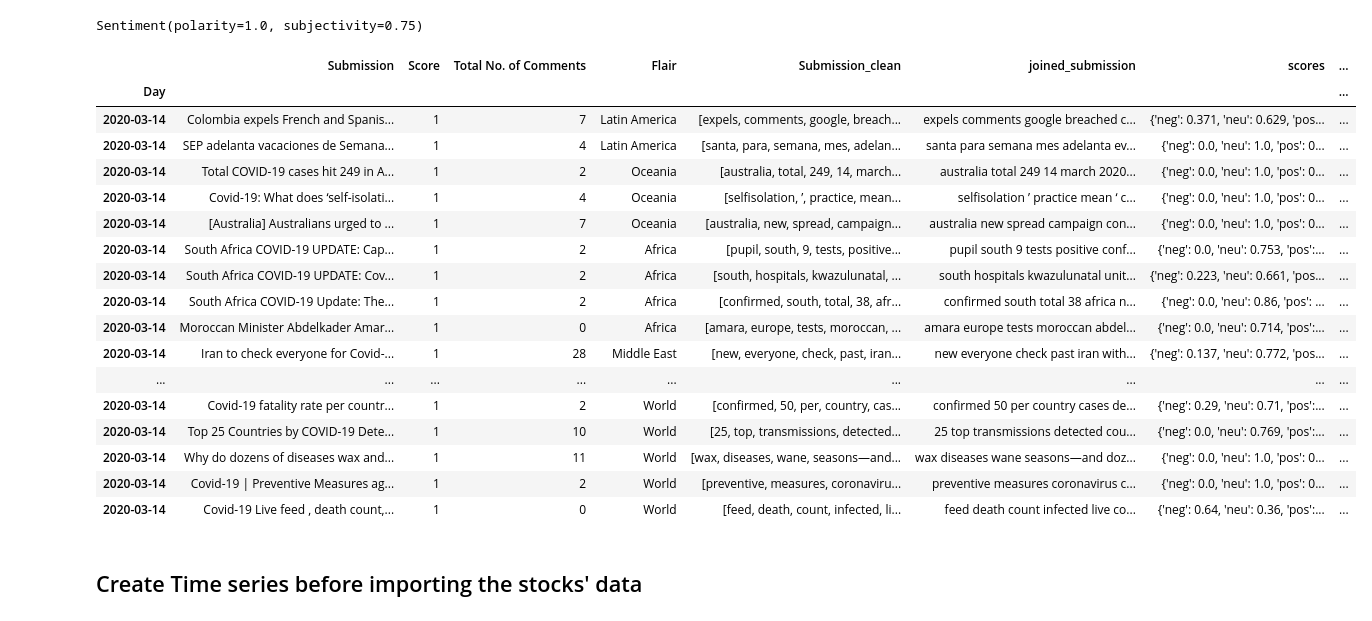
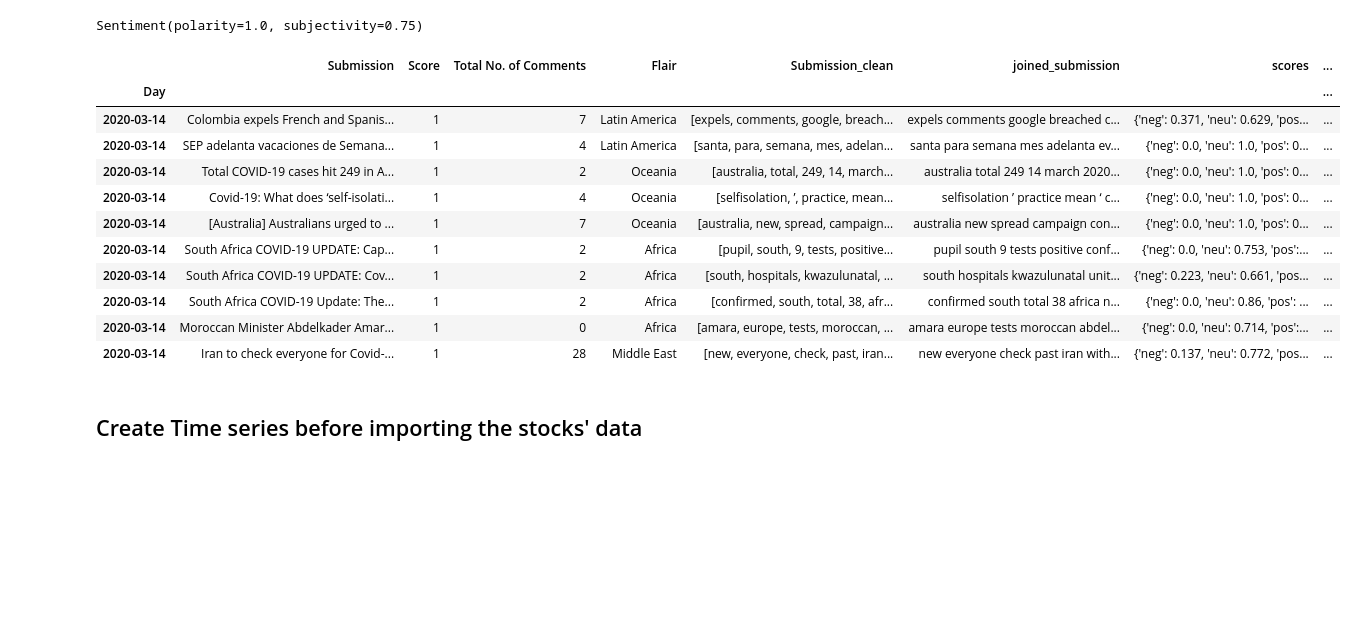
Before and after one commit to alexandre-nicolai/Projects, a Jupyter notebook: Senior Thesis.ipynb, the cells around one changed output. Cells and saved outputs as stored; diff of their text form; code cells hidden in the pictures; blank space fills up the shorter version.

```diff
--- a/Senior Thesis.ipynb
+++ b/Senior Thesis.ipynb
@@ -1389,26 +1385,20 @@ def sentiment_analysis(submission):
  df_Sentiment['TextBlob_Subjectivity'] = df_Sentiment['joined_submission'].apply(getSubjectivity)
  df_Sentiment['TextBlob_Polarity'] = df_Sentiment['joined_submission'].apply(getPolarity)
 # %%
-df_Sentiment.iloc[50:100]
+df_Sentiment.iloc[50:60]
 # %% [output]
 |  | Submission | Score | Total No. of Comments | Flair | Submission_clean | joined_submission | scores | ... |
 | Day |  |  |  |  |  |  |  | ... |
 | 2020-03-14 | Colombia expels French and Spanis... | 1 | 7 | Latin America | [expels, comments, google, breach... | expels comments google breached c... | {'neg': 0.371, 'neu': 0.629, 'pos... | ... |
 | 2020-03-14 | SEP adelanta vacaciones de Semana... | 1 | 4 | Latin America | [santa, para, semana, mes, adelan... | santa para semana mes adelanta ev... | {'neg': 0.0, 'neu': 1.0, 'pos': 0... | ... |
 | 2020-03-14 | Total COVID-19 cases hit 249 in A... | 1 | 2 | Oceania | [australia, total, 249, 14, march... | australia total 249 14 march 2020... | {'neg': 0.0, 'neu': 1.0, 'pos': 0... | ... |
 | 2020-03-14 | Covid-19: What does ‘self-isolati... | 1 | 4 | Oceania | [selfisolation, ’, practice, mean... | selfisolation ’ practice mean ‘ c... | {'neg': 0.0, 'neu': 1.0, 'pos': 0... | ... |
 | 2020-03-14 | [Australia] Australians urged to ... | 1 | 7 | Oceania | [australia, new, spread, campaign... | australia new spread campaign con... | {'neg': 0.0, 'neu': 1.0, 'pos': 0... | ... |
 | 2020-03-14 | South Africa COVID-19 UPDATE: Cap... | 1 | 2 | Africa | [pupil, south, 9, tests, positive... | pupil south 9 tests positive conf... | {'neg': 0.0, 'neu': 0.753, 'pos':... | ... |
 | 2020-03-14 | South Africa COVID-19 UPDATE: Cov... | 1 | 2 | Africa | [south, hospitals, kwazulunatal, ... | south hospitals kwazulunatal unit... | {'neg': 0.223, 'neu': 0.661, 'pos... | ... |
 | 2020-03-14 | South Africa COVID-19 Update: The... | 1 | 2 | Africa | [confirmed, south, total, 38, afr... | confirmed south total 38 africa n... | {'neg': 0.0, 'neu': 0.86, 'pos': ... | ... |
 | 2020-03-14 | Moroccan Minister Abdelkader Amar... | 1 | 0 | Africa | [amara, europe, tests, moroccan, ... | amara europe tests moroccan abdel... | {'neg': 0.0, 'neu': 0.714, 'pos':... | ... |
 | 2020-03-14 | Iran to check everyone for Covid-... | 1 | 28 | Middle East | [new, everyone, check, past, iran... | new everyone check past iran with... | {'neg': 0.137, 'neu': 0.772, 'pos... | ... |
-| ... | ... | ... | ... | ... | ... | ... | ... | ... |
-| 2020-03-14 | Covid-19 fatality rate per countr... | 1 | 2 | World | [confirmed, 50, per, country, cas... | confirmed 50 per country cases de... | {'neg': 0.29, 'neu': 0.71, 'pos':... | ... |
-| 2020-03-14 | Top 25 Countries by COVID-19 Dete... | 1 | 10 | World | [25, top, transmissions, detected... | 25 top transmissions detected cou... | {'neg': 0.0, 'neu': 0.769, 'pos':... | ... |
-| 2020-03-14 | Why do dozens of diseases wax and... | 1 | 11 | World | [wax, diseases, wane, seasons—and... | wax diseases wane seasons—and doz... | {'neg': 0.0, 'neu': 1.0, 'pos': 0... | ... |
-| 2020-03-14 | Covid-19 | Preventive Measures ag... | 1 | 2 | World | [preventive, measures, coronaviru... | preventive measures coronavirus c... | {'neg': 0.0, 'neu': 1.0, 'pos': 0... | ... |
-| 2020-03-14 | Covid-19 Live feed , death count,... | 1 | 0 | World | [feed, death, count, infected, li... | feed death count infected live co... | {'neg': 0.64, 'neu': 0.36, 'pos':... | ... |
 # %% [markdown]
 ## Create Time series before importing the stocks' data
 # %%
```
Also changed, not shown: parts of 3 cells of this notebook.
